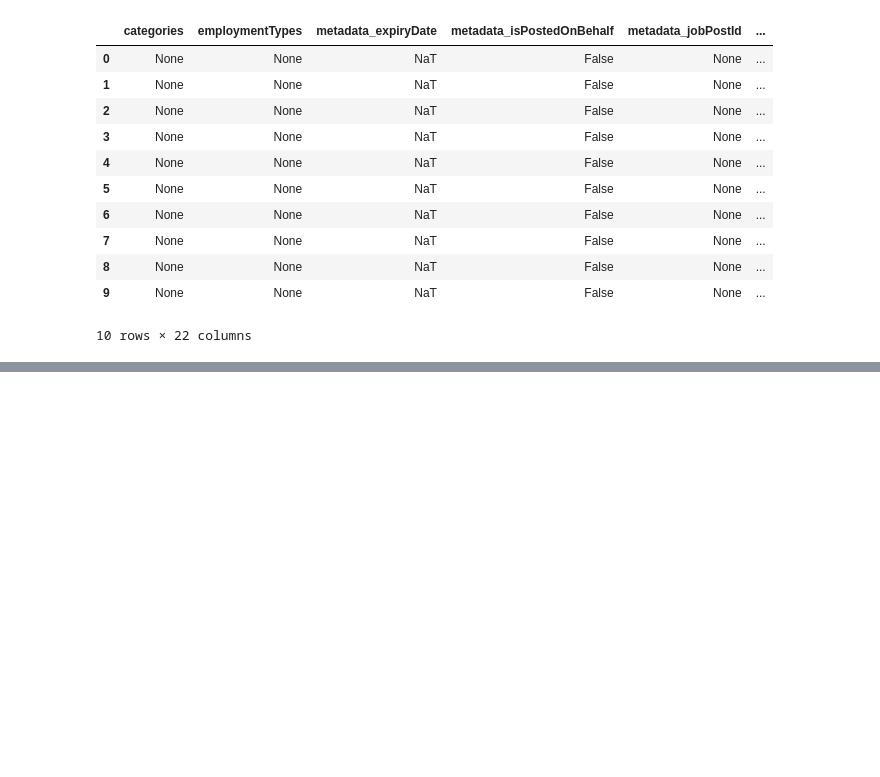
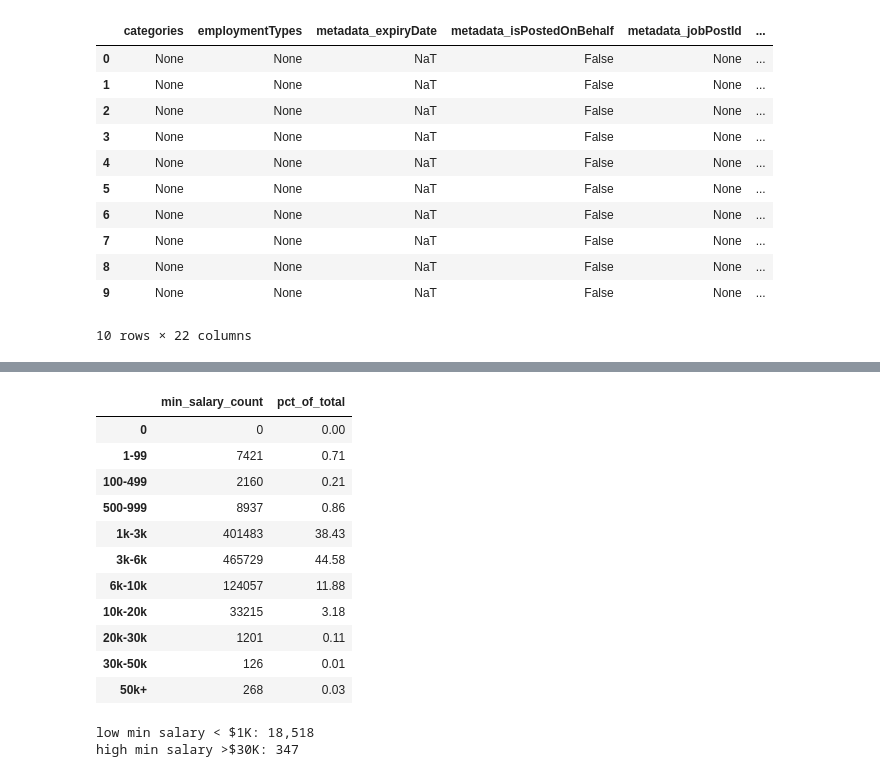
Before and after one commit to PP-123-nt/sg-jobs, a Jupyter notebook: 2_duckdb-check.ipynb, the cells around one changed output, grey strips where cells are left out. Cells and saved outputs as stored; diff of their text form; code cells hidden in the pictures; blank space fills up the shorter version.

```diff
--- a/2_duckdb-check.ipynb
+++ b/2_duckdb-check.ipynb
@@ -279,0 +279,37 @@ Found 3988 rows with missing Job IDs.
+# %%
+import pandas as pd
+
+# group minimum salary into bins to check how many records in those outlier
+salary_bins   = [-1, 0, 99, 499, 999, 2999, 5999, 9999, 19999, 29999, 49999, float('inf')]
+salary_range = ['0', '1-99', '100-499', '500-999', '1k-3k', '3k-6k', '6k-10k',
+          '10k-20k', '20k-30k', '30k-50k', '50k+']
+
+min_salary = pd.cut(job_df['salary_minimum'], bins=salary_bins, labels=salary_range)
+summary = min_salary.value_counts().sort_index().to_frame('min_salary_count')
+
+# summary.min_salary_count: count of each bin | len(job_df): total rows w/o blank
+summary['pct_of_total'] = (summary.min_salary_count / len(job_df) * 100).round(2)
+summary
+# %% [output]
+|  | min_salary_count | pct_of_total |
+| 0 | 0 | 0.00 |
+| 1-99 | 7421 | 0.71 |
+| 100-499 | 2160 | 0.21 |
+| 500-999 | 8937 | 0.86 |
+| 1k-3k | 401483 | 38.43 |
+| 3k-6k | 465729 | 44.58 |
+| 6k-10k | 124057 | 11.88 |
+| 10k-20k | 33215 | 3.18 |
+| 20k-30k | 1201 | 0.11 |
+| 30k-50k | 126 | 0.01 |
+| 50k+ | 268 | 0.03 |
+# %%
+# min salary < $1K and > $30K records
+low_salary_df  = job_df[job_df.salary_minimum < 1000].copy()
+high_salary_df = job_df[job_df.salary_minimum > 30000].copy()
+
+print('low min salary < $1K:', f'{len(low_salary_df):,}')
+print('high min salary >$30K:', f'{len(high_salary_df):,}')
+# %% [output]
+low min salary < $1K: 18,518
+high min salary >$30K: 347
```
Also changed, not shown: parts of 7 cells of this notebook, 1 other file.
